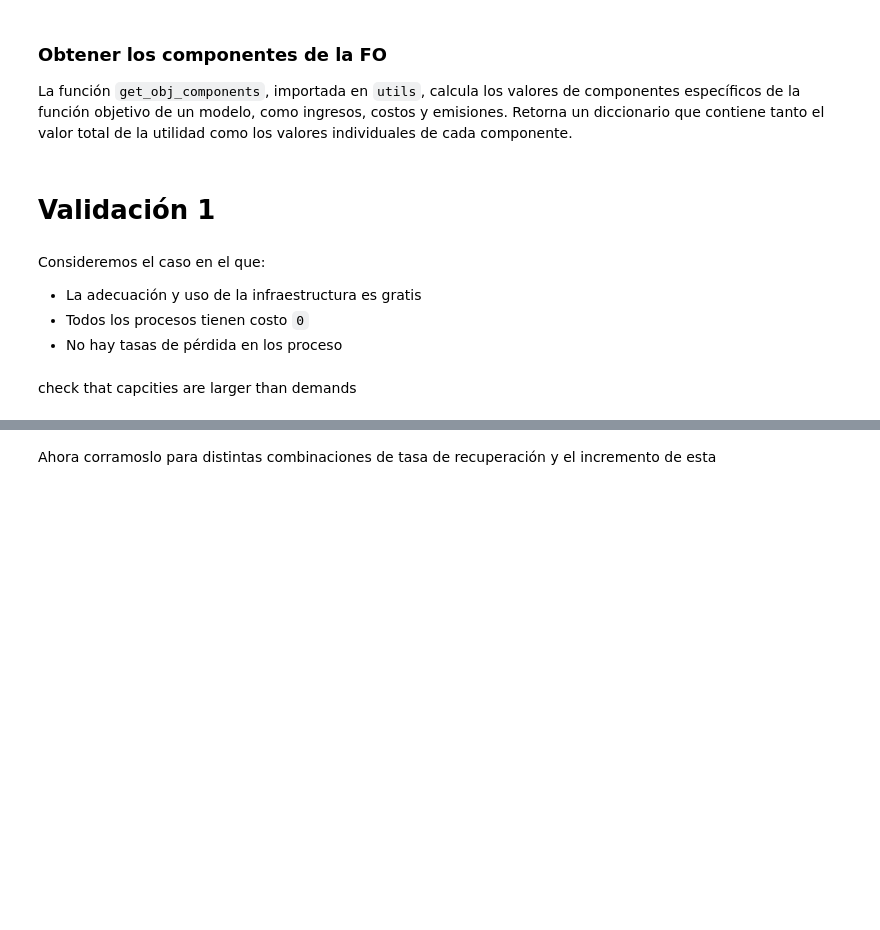
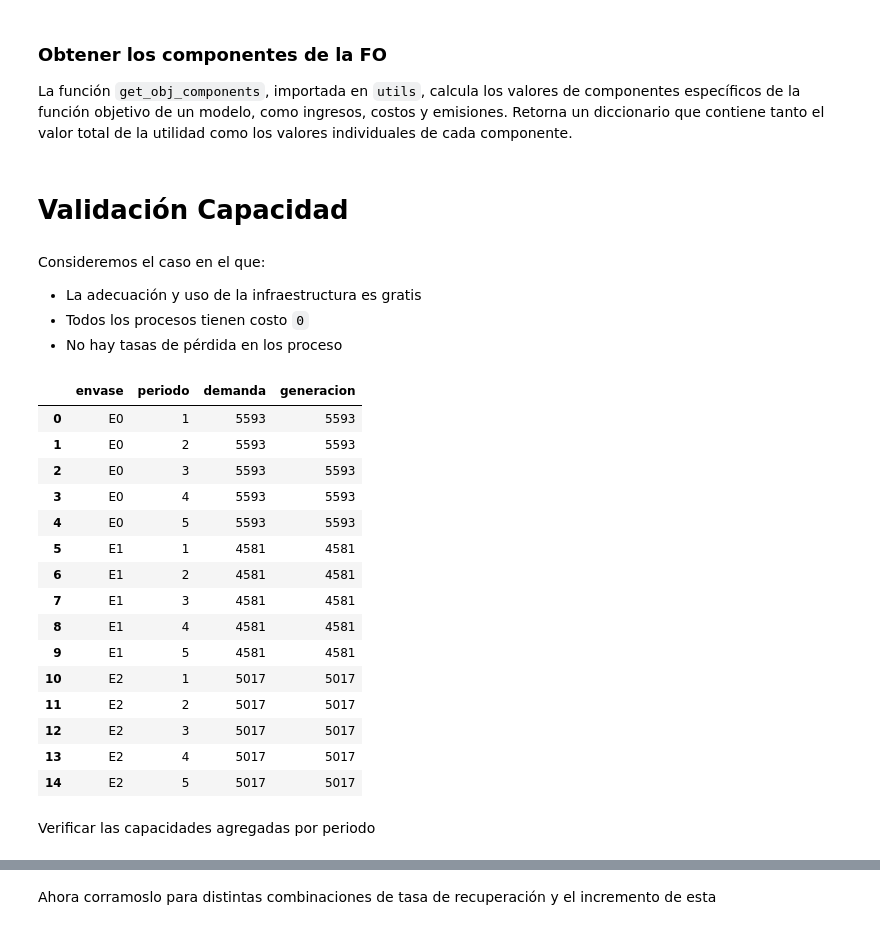
Before and after one commit to endorgobio/2024_returnability, a Jupyter notebook: 20241011_Modelo_concreto_Gurobi_Pablo.ipynb, the cells around one changed output, grey strips where cells are left out. Drawn from its saved outputs; the diff is of its cells as text; code cells hidden in the pictures; blank space fills up the shorter version.

```diff
--- a/20241011_Modelo_concreto_Gurobi_Pablo.ipynb
+++ b/20241011_Modelo_concreto_Gurobi_Pablo.ipynb
@@ -430,7 +462,7 @@ La función `get_obj_components`, importada en `utils`, calcula los valores de c
 # %%
 utils.get_obj_components(model)
 # %% [markdown]
-# <font color='056938'> **Validación 1** </font>
+# <font color='056938'> **Validación Capacidad** </font>
 # %% [markdown]
 Consideremos el caso en el que:
 
@@ -443,37 +475,56 @@ parameters["ta"]= 1 # Approval rate in valorization centers
 parameters["tl"]= 1 # Approval rate in washing plants
 parameters['arr_cv']= 0  # Rental cost of valorization centers
 parameters['arr_pl']= 0  # Rental cost of washing plants
 parameters['ade_cv']= 0 # Adaptation cost of valorization centers
 parameters['ade_pl']= 0 # Adaptation cost of washing plants
 parameters['qc']= 0 # Classification and inspection cost
 parameters['qt']= 0 # Crushing cost
 parameters['ql']= 0 # Washing cost
 parameters['qb']= 0 # Laboratory test cost
 parameters['qa']= 0 # Transportation cost
 parameters['cinv']= 0 # Inventory cost of valorization centers
 parameters['pinv']= 0 # Inventory cost of washing plants
 parameters['recup'] = 0.9 # Recovery rate
 parameters['recup_increm'] = 0 # Recovery rate increase
+parameters['adem'] = 0 # Demand increase
+
 
 instance = utils.create_instance(parameters, seed=42)
 
 # get aggregated demand
 df_demands = [[k[0], k[1], k[2], value] for k, value in instance['de'].items()]
 df_demands = pd.DataFrame(df_demands, columns=['envase', 'productor', 'periodo', 'demanda'])
 df_gen = [[k[0], k[1], k[2], value] for k, value in instance['de'].items()]
 df_gen = pd.DataFrame(df_gen, columns=['envase', 'productor', 'periodo', 'generacion'])
 df_demands['generacion'] = df_gen['generacion']
 df_demands['periodo'] = df_demands['periodo'].astype(int)
 
-grouped_df = df_demands.groupby(['envase', 'periodo']).agg(
+df = df_demands.groupby(['envase', 'periodo']).agg(
     demanda=('demanda', 'sum'),   # Custom name 'Total_Value' for the sum of 'Value1'
     generacion=('generacion', 'sum') # Custom name 'Average_Value' for the mean of 'Value2'
 ).reset_index()
 
 
-grouped_df
+df
+# %% [output]
+|  | envase | periodo | demanda | generacion |
+| 0 | E0 | 1 | 5593 | 5593 |
+| 1 | E0 | 2 | 5593 | 5593 |
+| 2 | E0 | 3 | 5593 | 5593 |
+| 3 | E0 | 4 | 5593 | 5593 |
+| 4 | E0 | 5 | 5593 | 5593 |
+| 5 | E1 | 1 | 4581 | 4581 |
+| 6 | E1 | 2 | 4581 | 4581 |
+| 7 | E1 | 3 | 4581 | 4581 |
+| 8 | E1 | 4 | 4581 | 4581 |
+| 9 | E1 | 5 | 4581 | 4581 |
+| 10 | E2 | 1 | 5017 | 5017 |
+| 11 | E2 | 2 | 5017 | 5017 |
+| 12 | E2 | 3 | 5017 | 5017 |
+| 13 | E2 | 4 | 5017 | 5017 |
+| 14 | E2 | 5 | 5017 | 5017 |
-# %% [markdown]
-check that capcities are larger than demands
+# %% [markdown]
+Verificar las capacidades agregadas por periodo
 # %%
 # get cummulative
 grouped = df_demands.groupby(['periodo'])['demanda'].sum().reset_index()
```
Also changed, not shown: parts of 8 cells of this notebook.
